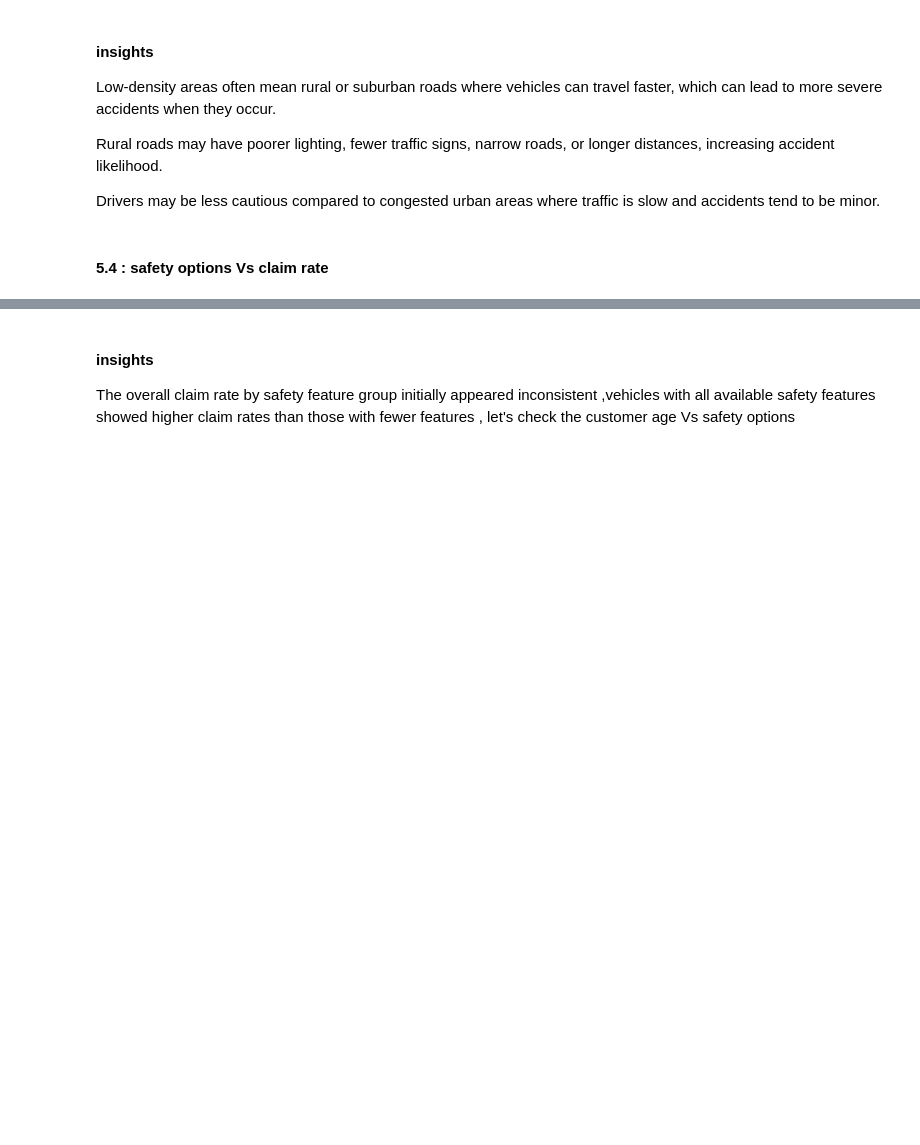
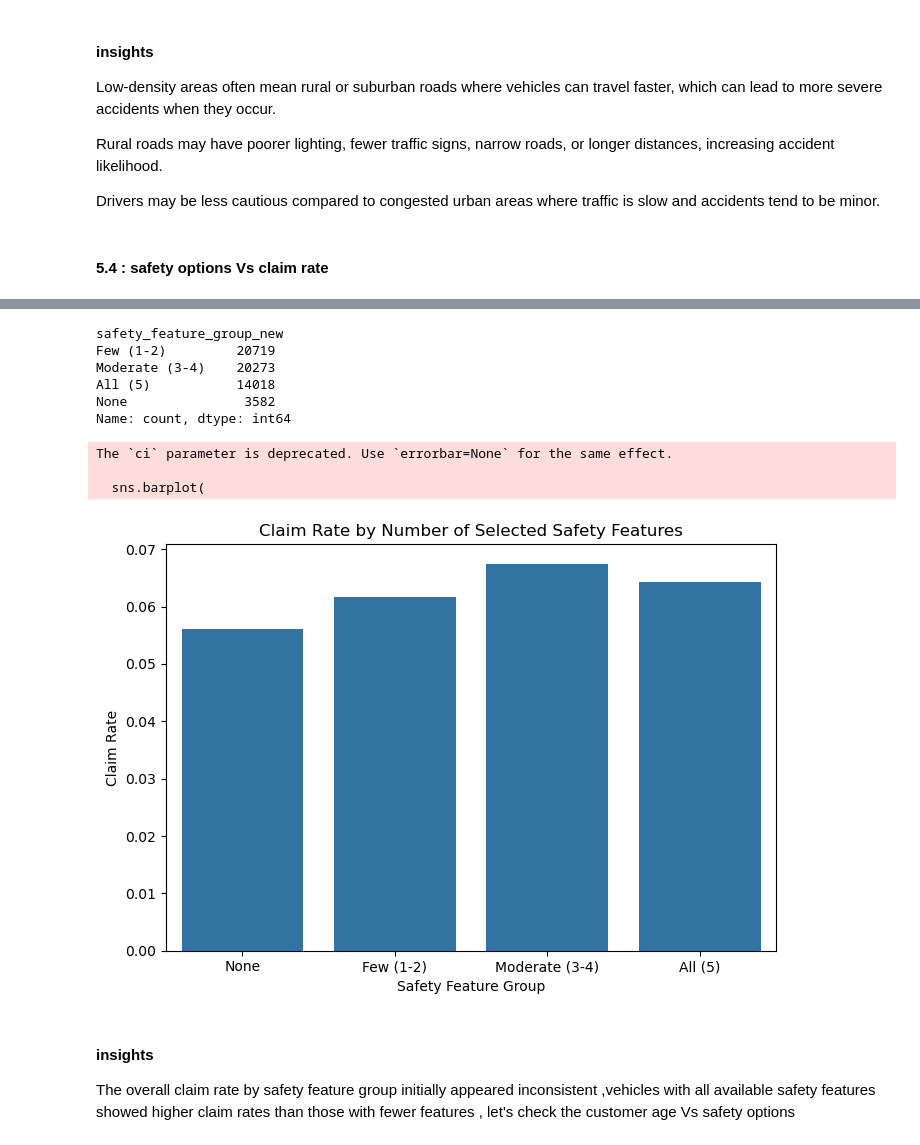
Before and after one commit to tlilimaryem7-cloud/project-2-eda-sql, a Jupyter notebook: EDA_insurance_claim.ipynb, the cells around one changed output, grey strips where cells are left out. Drawn from its saved outputs; the diff is of its cells as text; code cells hidden in the pictures; blank space fills up the shorter version.

```diff
--- a/EDA_insurance_claim.ipynb
+++ b/EDA_insurance_claim.ipynb
@@ -943,3 +871,74 @@ The `ci` parameter is deprecated. Use `errorbar=None` for the same effect.
+# %%
+import matplotlib.pyplot as plt
+import seaborn as sns
+import pandas as pd
+
+# Define new safety-related columns
+safety_cols_new = [
+    'is_adjustable_steering',
+    'is_front_fog_lights',
+    'is_brake_assist',
+    'is_driver_seat_height_adjustable',
+    'steering_type'  # Assuming 'steering_type' is categorical (e.g., 'manual'/'power')
+]
+
+# Convert to numeric 0/1
+for col in safety_cols_new:
+    if df_cleaned[col].dtype == 'object' or df_cleaned[col].dtype.name == 'category':
+        df_cleaned[col] = (
+            df_cleaned[col]
+            .astype(str)
+            .str.strip()
+            .str.lower()
+            .map({
+                'yes': 1, 'true': 1, '1': 1,
+                'no': 0, 'false': 0, '0': 0,
+                'manual': 0, 'power': 1  # for steering_type
+            })
+            .fillna(0)
+            .astype(int)
+        )
+    else:
+        df_cleaned[col] = df_cleaned[col].fillna(0).astype(int)
+
+# Count how many of the 5 features each car has
+df_cleaned['safety_feature_count_new'] = df_cleaned[safety_cols_new].sum(axis=1)
+
+# Add readable groups
+df_cleaned['safety_feature_group_new'] = pd.cut(
+    df_cleaned['safety_feature_count_new'],
+    bins=[-1, 0, 2, 4, 5],
+    labels=['None', 'Few (1-2)', 'Moderate (3-4)', 'All (5)']
+)
+
+# Check group sizes
+print(df_cleaned['safety_feature_group_new'].value_counts())
+
+# Plot claim rate by new safety feature group
+plt.figure(figsize=(7,5))
+sns.barplot(
+    data=df_cleaned,
+    x='safety_feature_group_new',
+    y='claim_status',
+    ci=None,
+    order=['None', 'Few (1-2)', 'Moderate (3-4)', 'All (5)']
+)
+plt.title("Claim Rate by Number of Selected Safety Features")
+plt.ylabel("Claim Rate")
+plt.xlabel("Safety Feature Group")
+plt.tight_layout()
+plt.show()
+# %% [output]
+safety_feature_group_new
+Few (1-2)         20719
+Moderate (3-4)    20273
+All (5)           14018
+None               3582
+Name: count, dtype: int64
+The `ci` parameter is deprecated. Use `errorbar=None` for the same effect.
+
+  sns.barplot(
+[figure, added]
 # %% [markdown]
 #### insights
 The overall claim rate by safety feature group initially appeared inconsistent ,vehicles with all available safety features showed higher claim rates than those with fewer features , let's check the customer age Vs safety options
```
Also changed, not shown: parts of 7 cells of this notebook.
